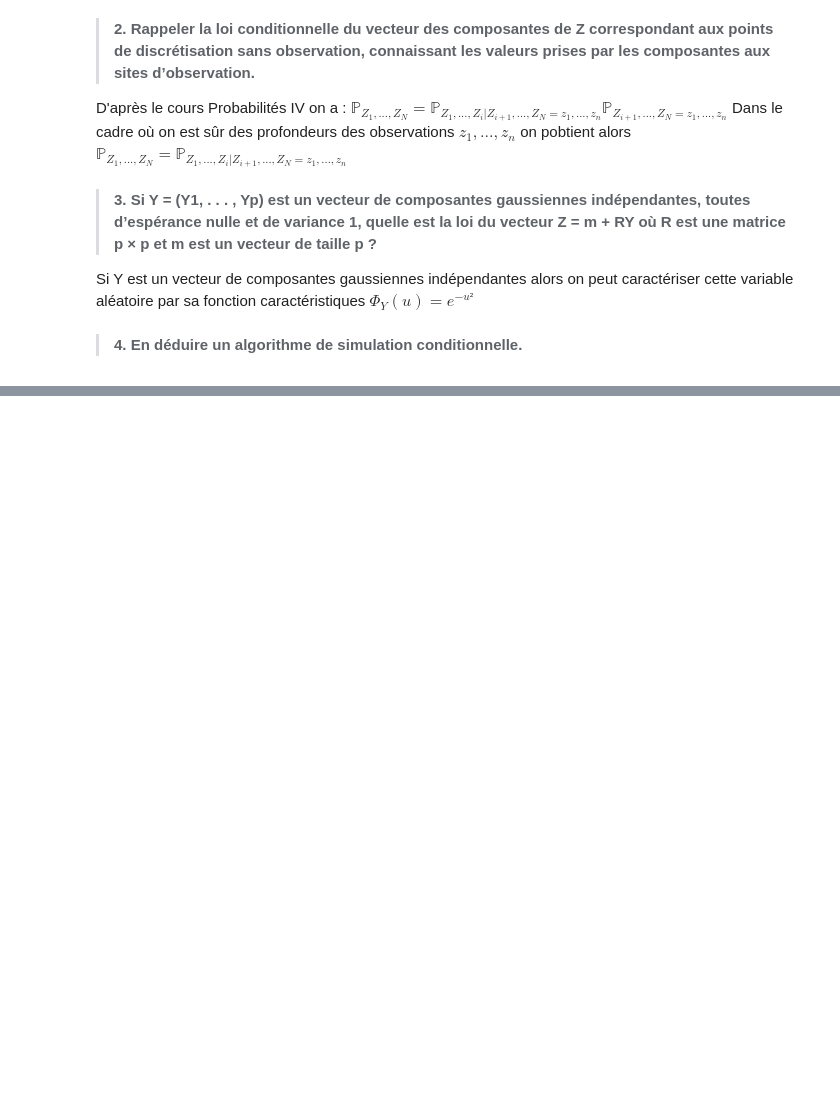
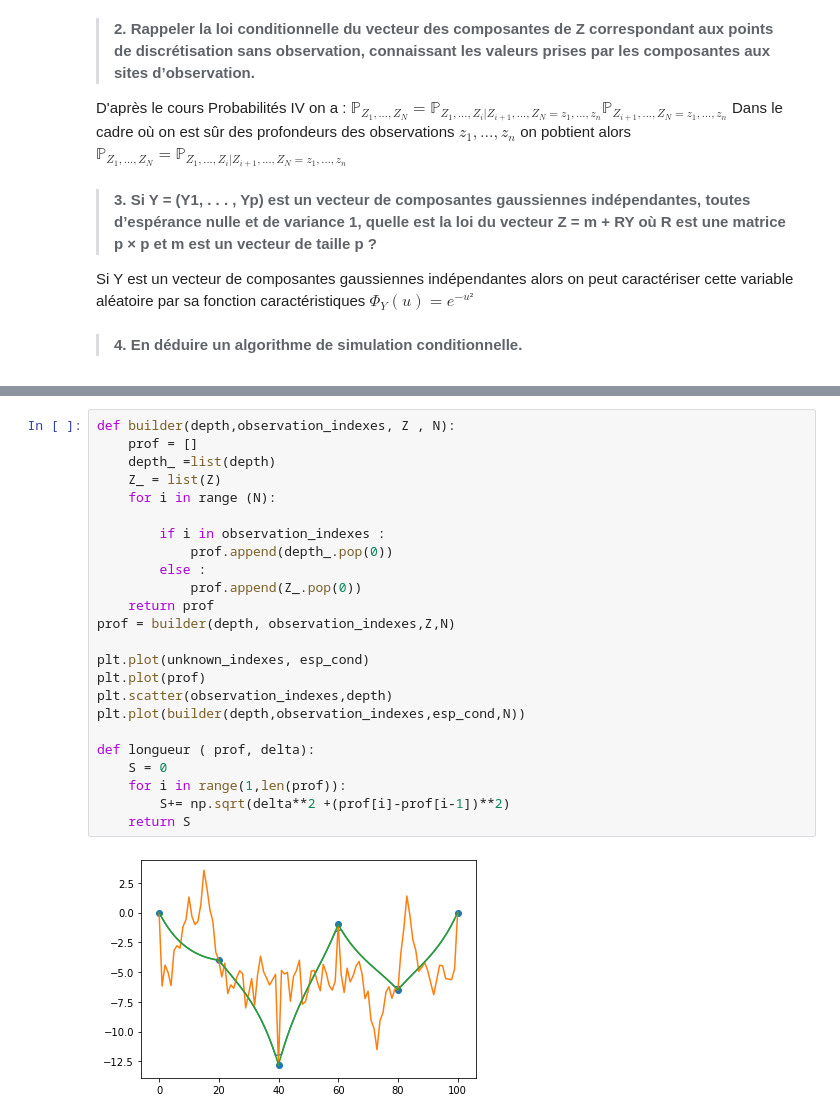
Before and after one commit to Gasp141/ProjetMaths3, a Jupyter notebook: ProjMaths3.ipynb, the cells around one changed output, grey strips where cells are left out. Cells and saved outputs as stored; diff of their text form; blank space fills up the shorter version.

```diff
--- a/ProjMaths3.ipynb
+++ b/ProjMaths3.ipynb
@@ -48,0 +121,26 @@ def distance(h,N):
+# %%
+def builder(depth,observation_indexes, Z , N):
+    prof = []
+    depth_ =list(depth)
+    Z_ = list(Z)
+    for i in range (N):
+
+        if i in observation_indexes :
+            prof.append(depth_.pop(0))
+        else :
+            prof.append(Z_.pop(0))
+    return prof
+prof = builder(depth, observation_indexes,Z,N)
+
+plt.plot(unknown_indexes, esp_cond)
+plt.plot(prof)
+plt.scatter(observation_indexes,depth)
+plt.plot(builder(depth,observation_indexes,esp_cond,N))
+
+def longueur ( prof, delta):
+    S = 0
+    for i in range(1,len(prof)):
+        S+= np.sqrt(delta**2 +(prof[i]-prof[i-1])**2)
+    return S
+# %% [output]
+[figure, added]
```
Also changed, not shown: parts of 15 cells of this notebook.
